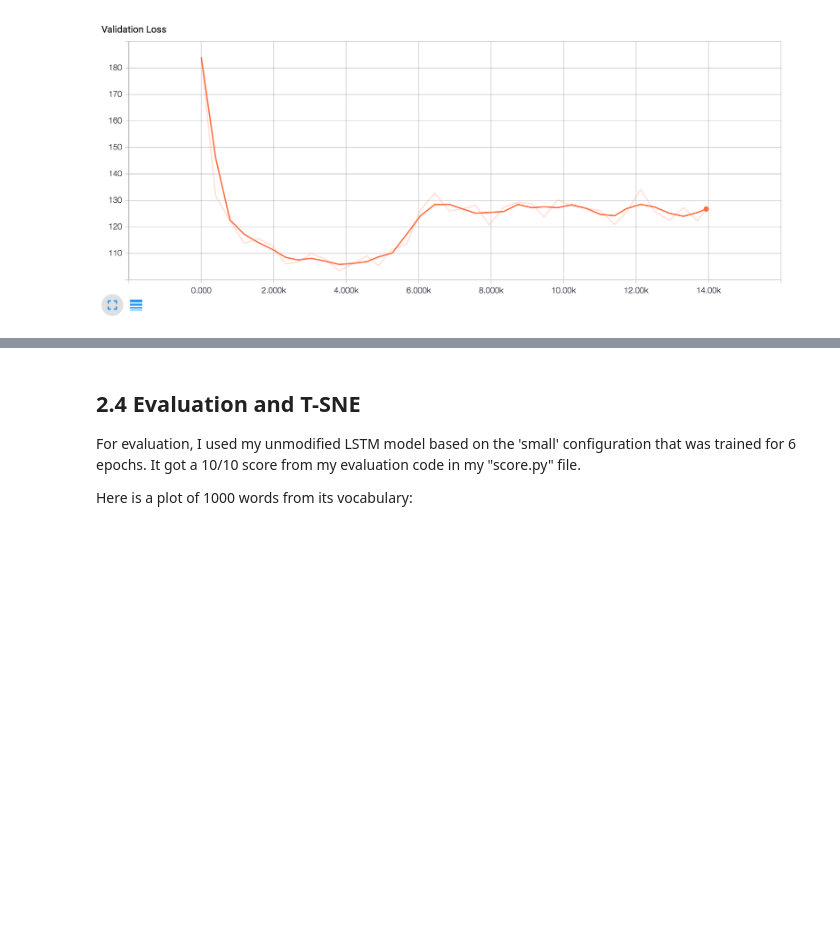
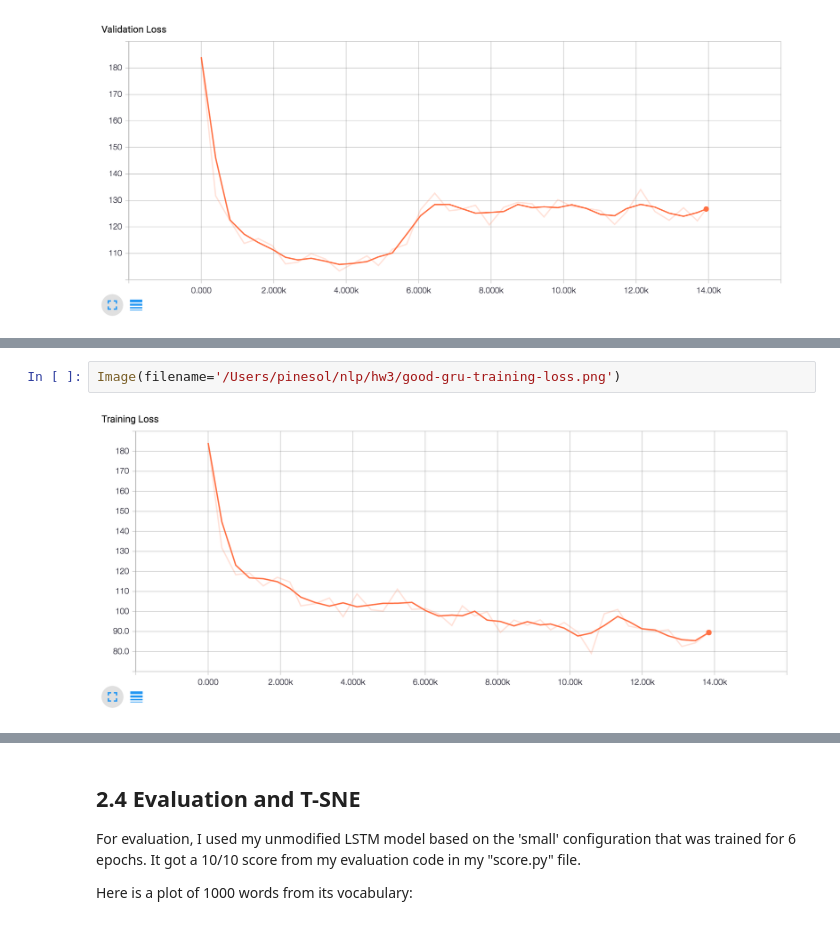
Before and after one commit to pinesol/nlp, a Jupyter notebook: hw3/Homework 3.ipynb, the cells around one changed output, grey strips where cells are left out. Saved outputs shown, nothing was run; the diff lists cells and outputs as text; blank space fills up the shorter version.

```diff
--- a/hw3/Homework 3.ipynb
+++ b/hw3/Homework 3.ipynb
@@ -116,0 +131,4 @@ Image(filename='/Users/pinesol/nlp/hw3/gru-validation-loss.png')
+# %%
+Image(filename='/Users/pinesol/nlp/hw3/good-gru-training-loss.png')
+# %% [output]
+[figure, added]
```
Also changed, not shown: parts of 3 cells of this notebook, 3 other files.
